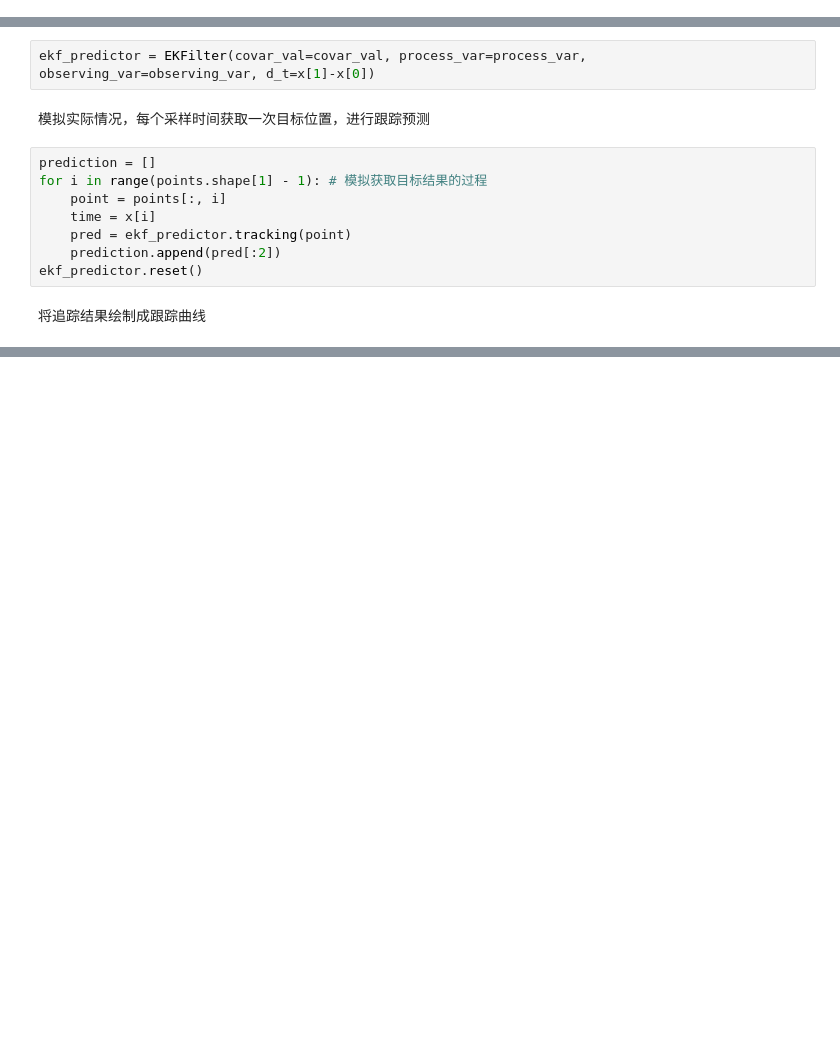
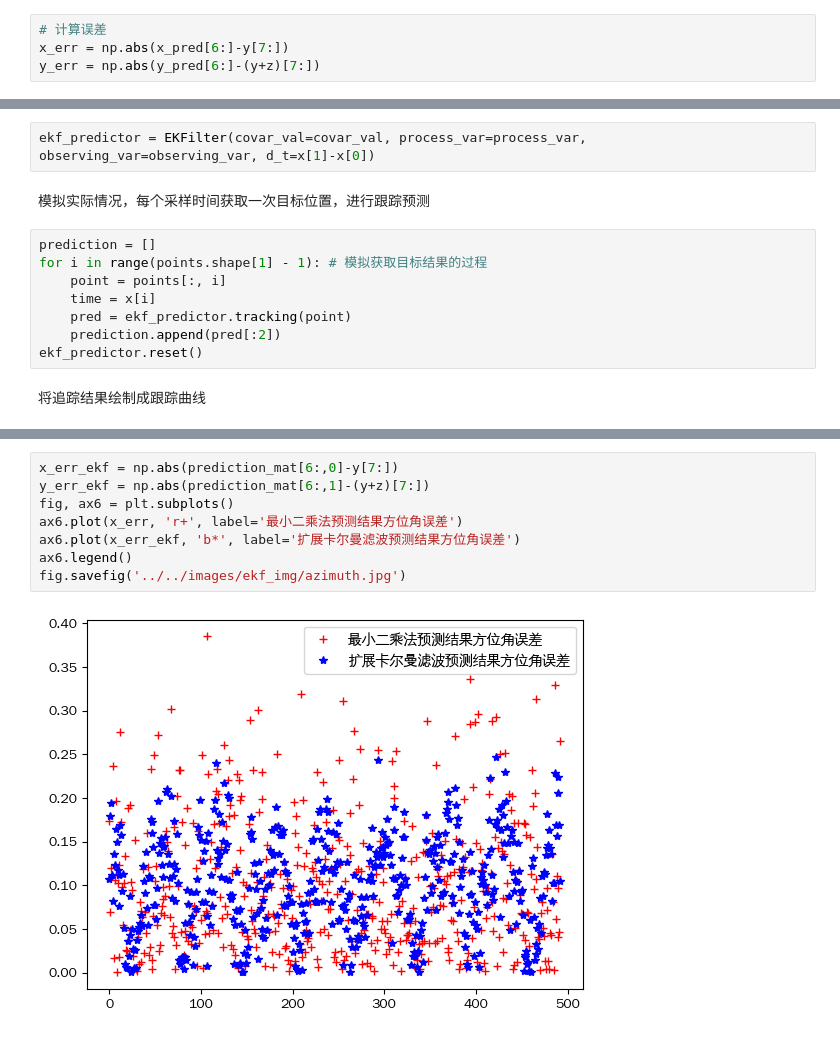
Before and after one commit to SiruiLiu/tracking_algorithm, a Jupyter notebook: scripts/tracking/tracking_sim.ipynb, the cells around one changed output, grey strips where cells are left out. Drawn from its saved outputs; the diff is of its cells as text; blank space fills up the shorter version.

```diff
--- a/scripts/tracking/tracking_sim.ipynb
+++ b/scripts/tracking/tracking_sim.ipynb
@@ -225,3 +239,7 @@ ax4.legend()
+# %%
+# 计算误差
+x_err = np.abs(x_pred[6:]-y[7:])
+y_err = np.abs(y_pred[6:]-(y+z)[7:])
 # %% [markdown]
 ## 2. 卡尔曼滤波（Kalman Filter）
 卡尔曼滤波是线性滤波，在本跟踪系统中，我们的跟踪设备仅有两个自由度（转台只能调整方位和俯仰），因此跟踪为二维跟踪。处理流程如下
@@ -578,0 +598,10 @@ Text(0, 0.5, 'Y')
+# %%
+x_err_ekf = np.abs(prediction_mat[6:,0]-y[7:])
+y_err_ekf = np.abs(prediction_mat[6:,1]-(y+z)[7:])
+fig, ax6 = plt.subplots()
+ax6.plot(x_err, 'r+', label='最小二乘法预测结果方位角误差')
+ax6.plot(x_err_ekf, 'b*', label='扩展卡尔曼滤波预测结果方位角误差')
+ax6.legend()
+fig.savefig('../../images/ekf_img/azimuth.jpg')
+# %% [output]
+[figure, added]
```
Also changed, not shown: parts of 9 cells of this notebook, 30 other files.
